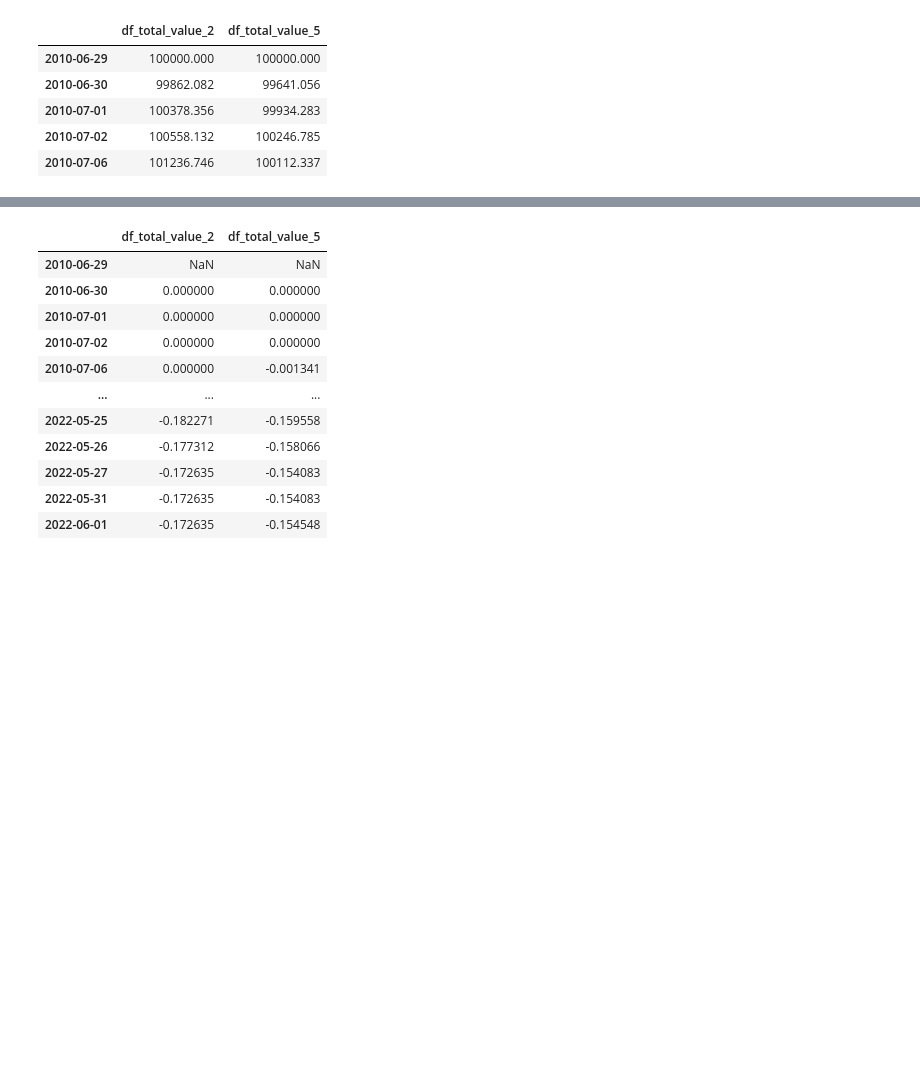
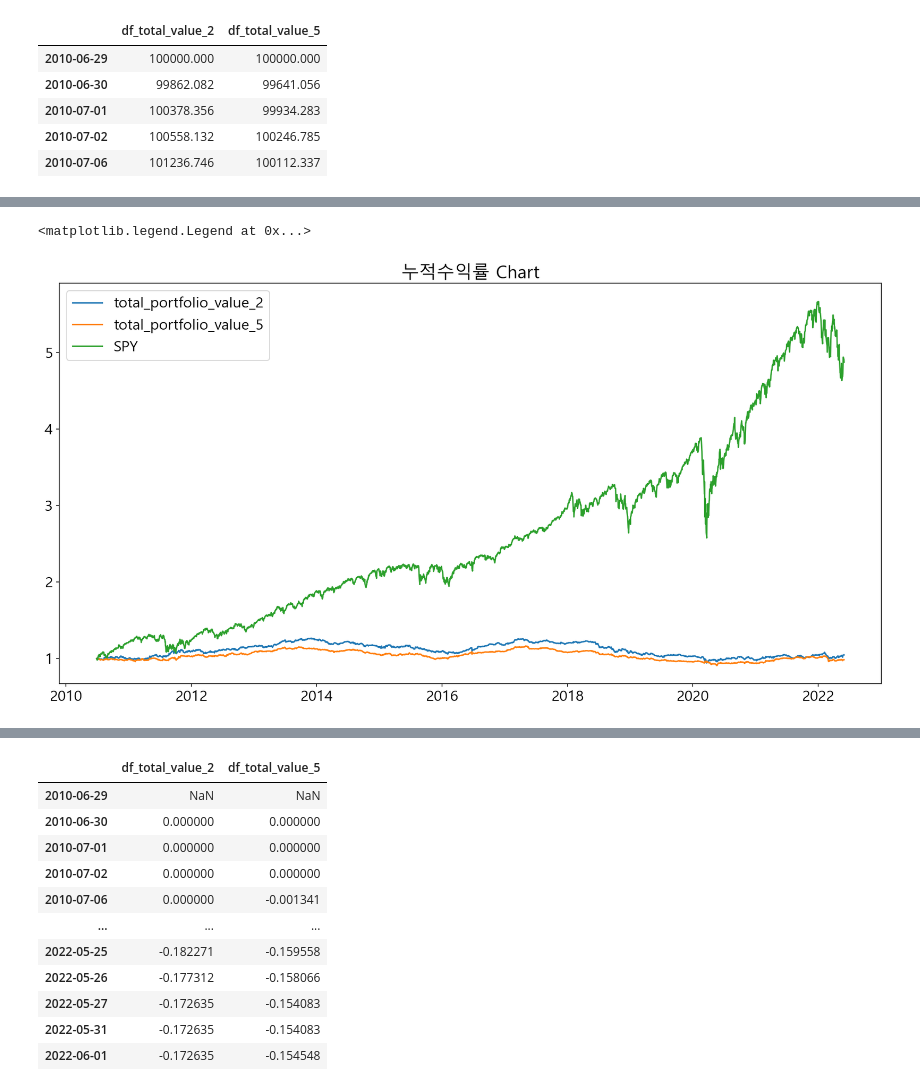
Before and after one commit to byeongchan1/quantpedia, a Jupyter notebook: 55.Pairs Trading with Country ETFs/practice.ipynb, the cells around one changed output, grey strips where cells are left out. Saved outputs shown, nothing was run; the diff lists cells and outputs as text; code cells hidden in the pictures; blank space fills up the shorter version.

```diff
--- a/55.Pairs Trading with Country ETFs/practice.ipynb
+++ b/55.Pairs Trading with Country ETFs/practice.ipynb
@@ -13,6 +13,7 @@ import scipy
 import matplotlib as mpl
 import matplotlib.pyplot as plt
 mpl.rcParams['figure.dpi'] = 150
+mpl.rcParams['figure.facecolor'] = 'white'
 # %%
 # !pip install pandas_datareader
 # %%
@@ -467,0 +490,15 @@ df.plot(kind='line')
+# %%
+df1 = pd.concat([df, prices["SPY"]], axis=1, join='inner')
+df1 = df1 / df1.iloc[0]
+# %%
+plt.rcParams['font.family'] = 'Malgun Gothic'
+plt.rcParams['font.size'] = 16
+plt.figure(figsize=(16,8))
+
+#df_total_value.plot(kind='line')
+plt.title("누적수익률 Chart")
+plt.plot(df1)
+plt.legend(["total_portfolio_value_2","total_portfolio_value_5", "SPY"], loc='upper left')
+# %% [output]
+<matplotlib.legend.Legend at 0x...>
+[figure, added]
```
Also changed, not shown: parts of 6 cells of this notebook, 3 other files.
